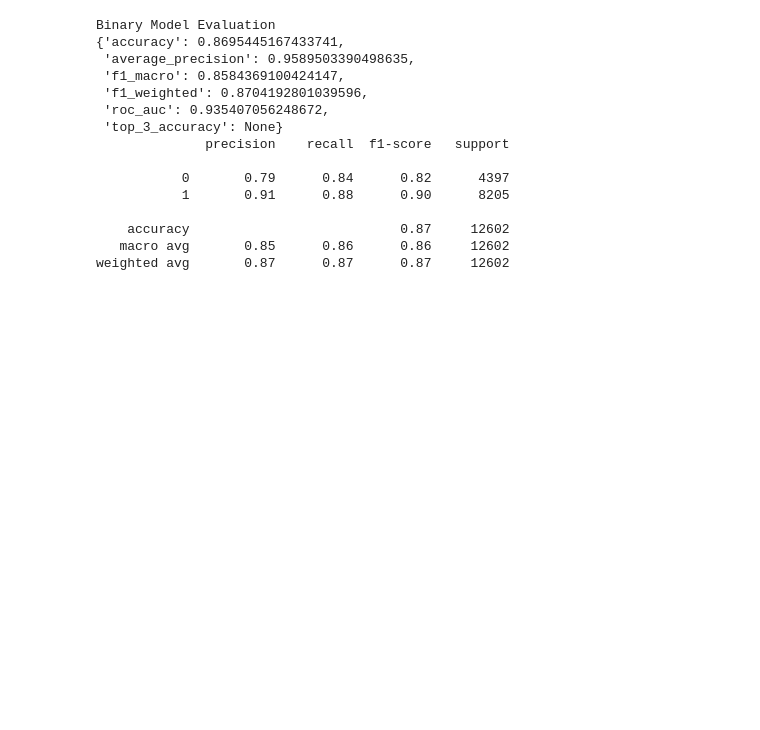
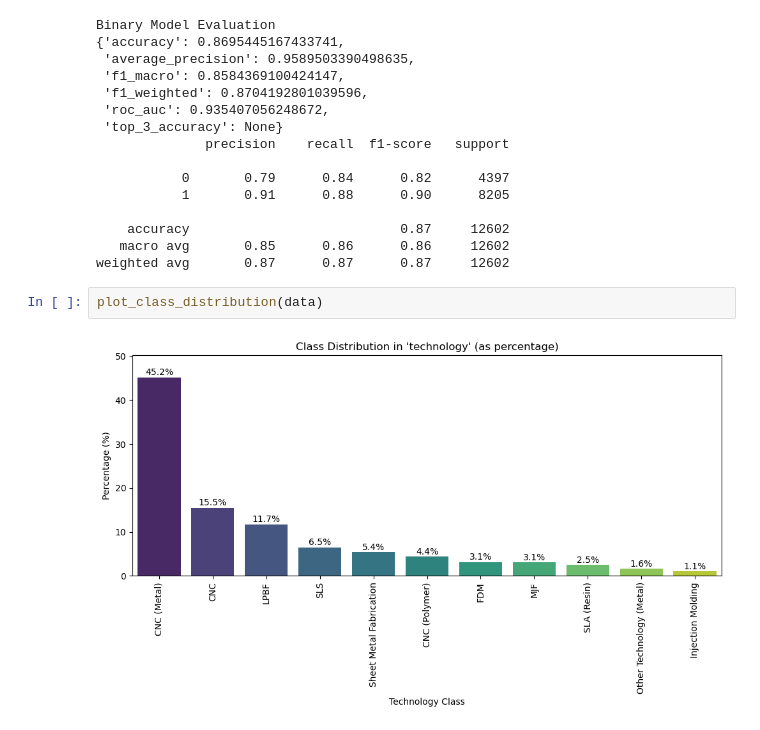
Before and after one commit to ml-phan/manufacturing-tech-gnn, a Jupyter notebook: main.ipynb, the cells around one changed output. Saved outputs shown, nothing was run; the diff lists cells and outputs as text; blank space fills up the shorter version.

```diff
--- a/main.ipynb
+++ b/main.ipynb
@@ -139,3 +139,7 @@ Binary Model Evaluation
     accuracy                           0.87     12602
    macro avg       0.85      0.86      0.86     12602
 weighted avg       0.87      0.87      0.87     12602
+# %%
+plot_class_distribution(data)
+# %% [output]
+[figure, added]
```
Also changed, not shown: parts of 5 cells of this notebook, 2 other files.
